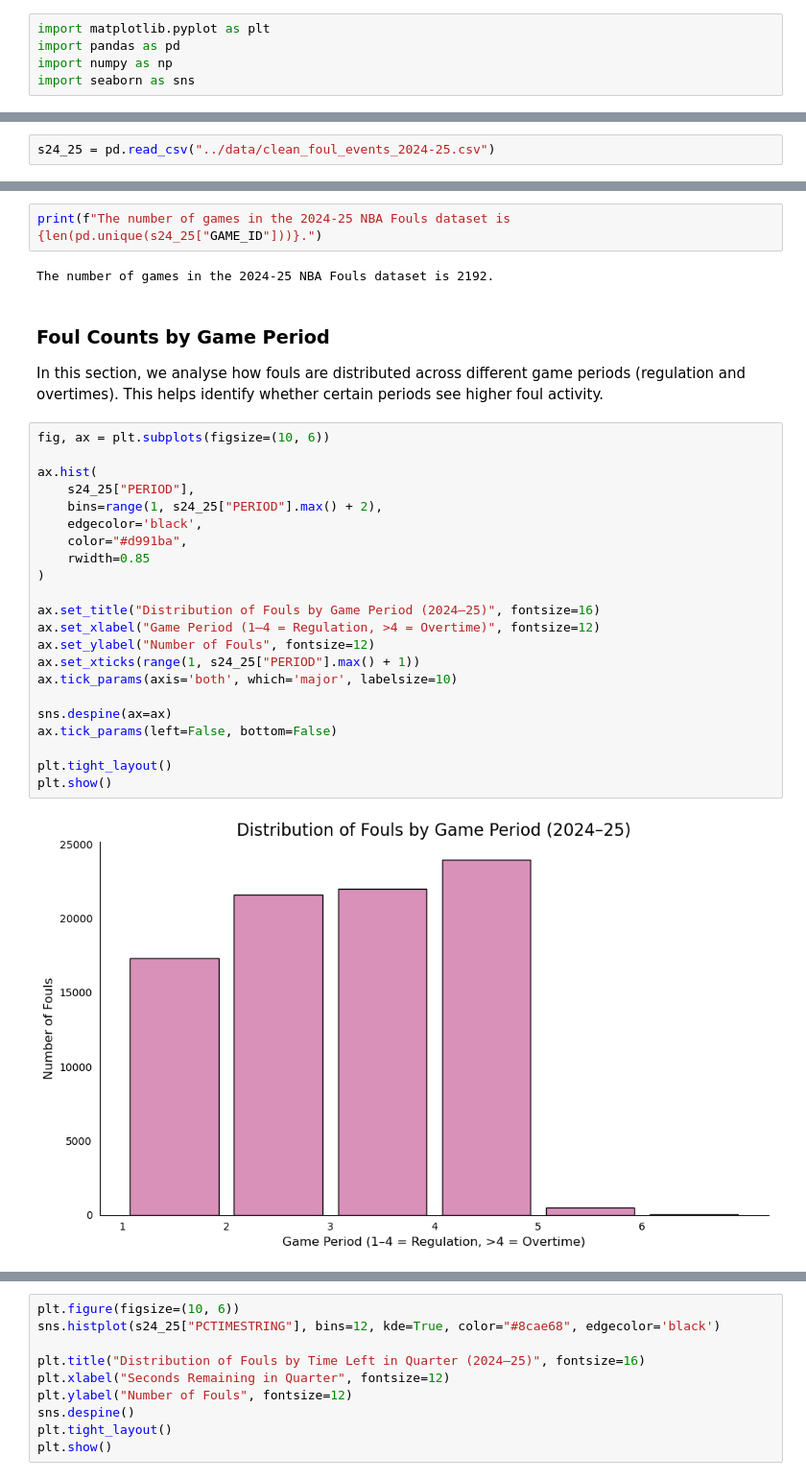
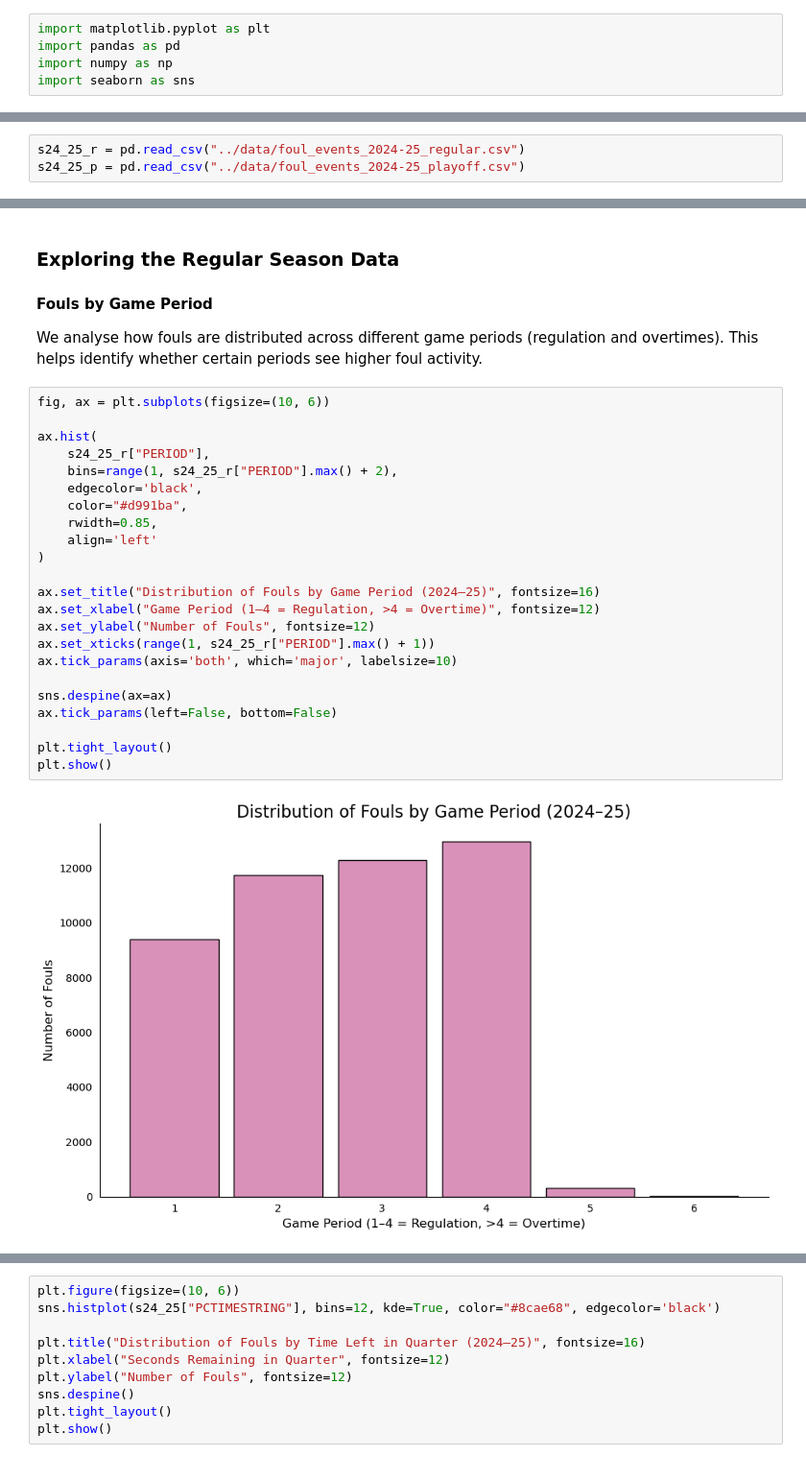
Before and after one commit to larisa-p-f/nba-foul-analysis, a Jupyter notebook: notebooks/EDA.ipynb, the cells around one changed output, grey strips where cells are left out. Shown: that part at 96% size. Saved outputs shown, nothing was run; the diff lists cells and outputs as text.

Commit message:
import playoff data

```diff
--- a/notebooks/EDA.ipynb
+++ b/notebooks/EDA.ipynb
@@ -17,2 +17,3 @@ We load pre-cleaned foul event data for the 2024–25 NBA season.
 # %%
-s24_25 = pd.read_csv("../data/clean_foul_events_2024-25.csv")
+s24_25_r = pd.read_csv("../data/foul_events_2024-25_regular.csv")
+s24_25_p = pd.read_csv("../data/foul_events_2024-25_playoff.csv")
@@ -86,32 +119,30 @@ The different fouls logged by the away team in the 2024-24 NBA season are ['away
-# %%
-print(f"The number of games in the 2024-25 NBA Fouls dataset is {len(pd.unique(s24_25["GAME_ID"]))}.")
-# %% [output]
-The number of games in the 2024-25 NBA Fouls dataset is 2192.
 # %% [markdown]
-### Foul Counts by Game Period
-In this section, we analyse how fouls are distributed across different game periods (regulation and overtimes). This helps identify whether certain periods see higher foul activity.
+### Exploring the Regular Season Data
+#### Fouls by Game Period
+We analyse how fouls are distributed across different game periods (regulation and overtimes). This helps identify whether certain periods see higher foul activity.
 # %%
 fig, ax = plt.subplots(figsize=(10, 6))
 
 ax.hist(
-    s24_25["PERIOD"],
-    bins=range(1, s24_25["PERIOD"].max() + 2),
+    s24_25_r["PERIOD"],
+    bins=range(1, s24_25_r["PERIOD"].max() + 2),
     edgecolor='black',
     color="#d991ba",
-    rwidth=0.85
+    rwidth=0.85,
+    align='left'
 )
 
 ax.set_title("Distribution of Fouls by Game Period (2024–25)", fontsize=16)
 ax.set_xlabel("Game Period (1–4 = Regulation, >4 = Overtime)", fontsize=12)
 ax.set_ylabel("Number of Fouls", fontsize=12)
-ax.set_xticks(range(1, s24_25["PERIOD"].max() + 1))
+ax.set_xticks(range(1, s24_25_r["PERIOD"].max() + 1))
 ax.tick_params(axis='both', which='major', labelsize=10)
 
 sns.despine(ax=ax)
 ax.tick_params(left=False, bottom=False)
 
 plt.tight_layout()
 plt.show()
 # %% [output]
-[figure, old version]
+[figure, new version]
 # %% [markdown]
```
Also changed, not shown: parts of 22 cells of this notebook.
